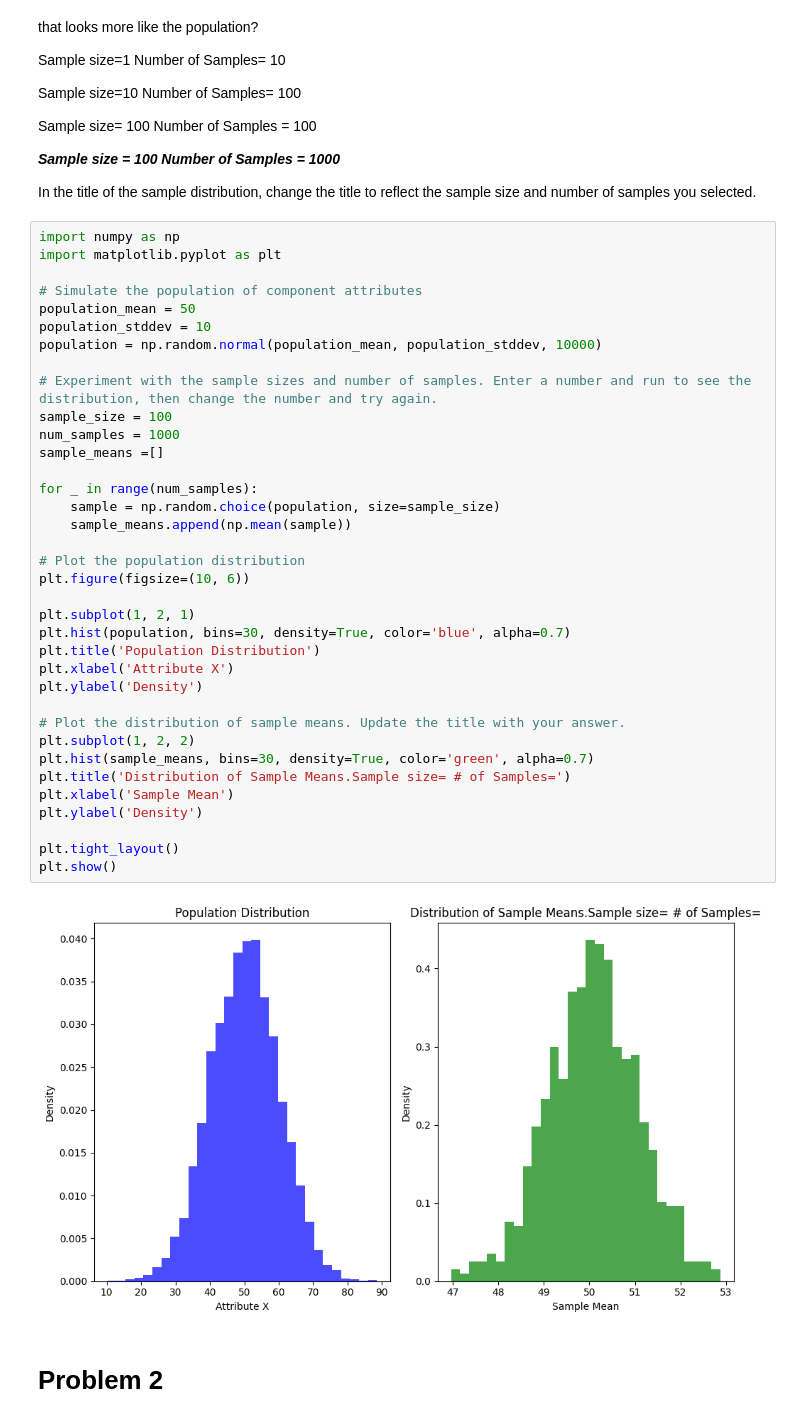
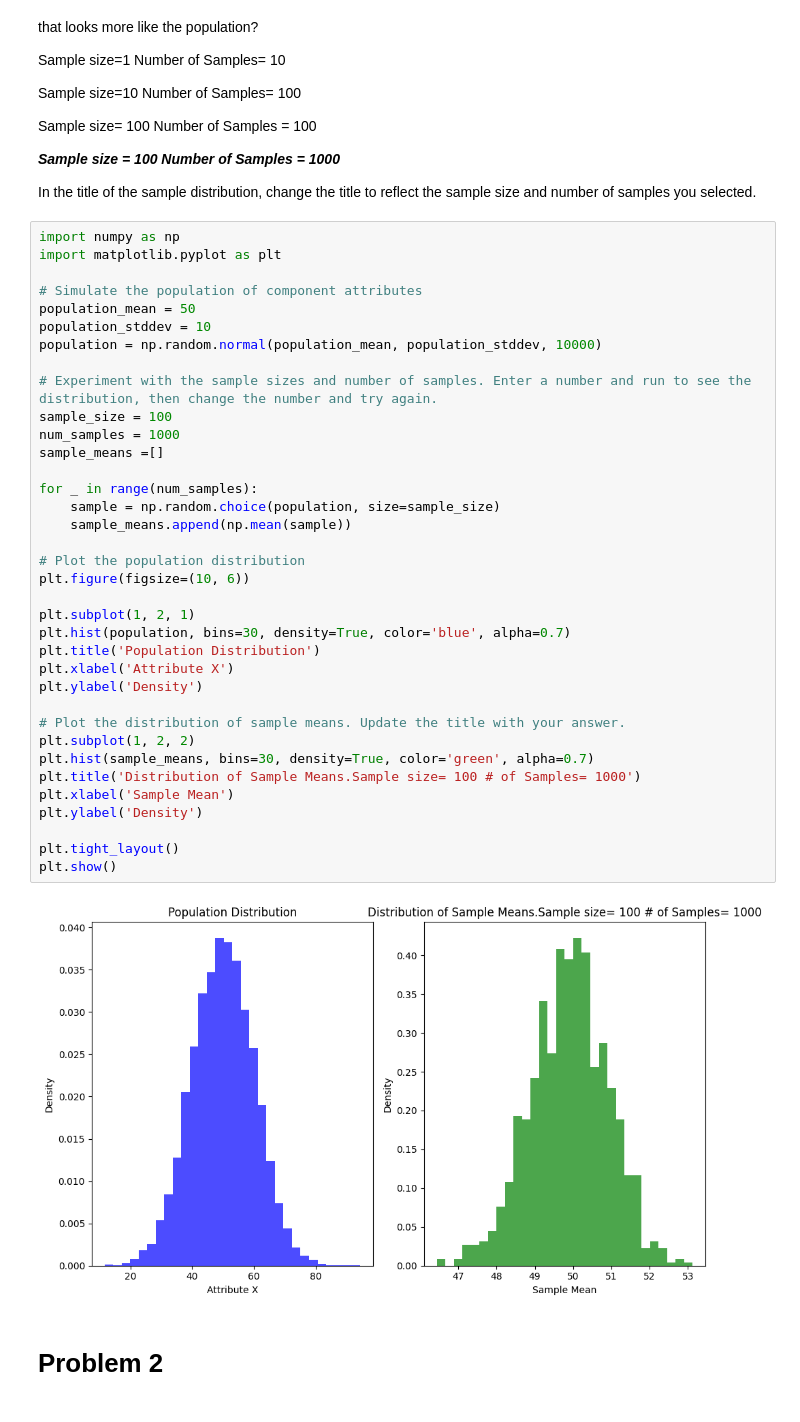
Before and after one commit to Nikolai-N484/Data230_NikolaiN, a Jupyter notebook: Week4/Data_230_Chapter_3_Assignment_Nikolai_Navarro.ipynb, the cells around one changed output. Cells and saved outputs as stored; diff of their text form.

```diff
--- a/Week4/Data_230_Chapter_3_Assignment_Nikolai_Navarro.ipynb
+++ b/Week4/Data_230_Chapter_3_Assignment_Nikolai_Navarro.ipynb
@@ -37,35 +37,35 @@ population_mean = 50
 population_stddev = 10
 population = np.random.normal(population_mean, population_stddev, 10000)
 
 # Experiment with the sample sizes and number of samples. Enter a number and run to see the distribution, then change the number and try again.
 sample_size = 100
 num_samples = 1000
 sample_means =[]
 
 for _ in range(num_samples):
     sample = np.random.choice(population, size=sample_size)
     sample_means.append(np.mean(sample))
 
 # Plot the population distribution
 plt.figure(figsize=(10, 6))
 
 plt.subplot(1, 2, 1)
 plt.hist(population, bins=30, density=True, color='blue', alpha=0.7)
 plt.title('Population Distribution')
 plt.xlabel('Attribute X')
 plt.ylabel('Density')
 
 # Plot the distribution of sample means. Update the title with your answer.
 plt.subplot(1, 2, 2)
 plt.hist(sample_means, bins=30, density=True, color='green', alpha=0.7)
-plt.title('Distribution of Sample Means.Sample size= # of Samples=')
+plt.title('Distribution of Sample Means.Sample size= 100 # of Samples= 1000')
 plt.xlabel('Sample Mean')
 plt.ylabel('Density')
 
 plt.tight_layout()
 plt.show()
 # %% [output]
-[figure, old version]
+[figure, new version]
 # %% [markdown]
 # Problem 2
 # %% [markdown]
```
